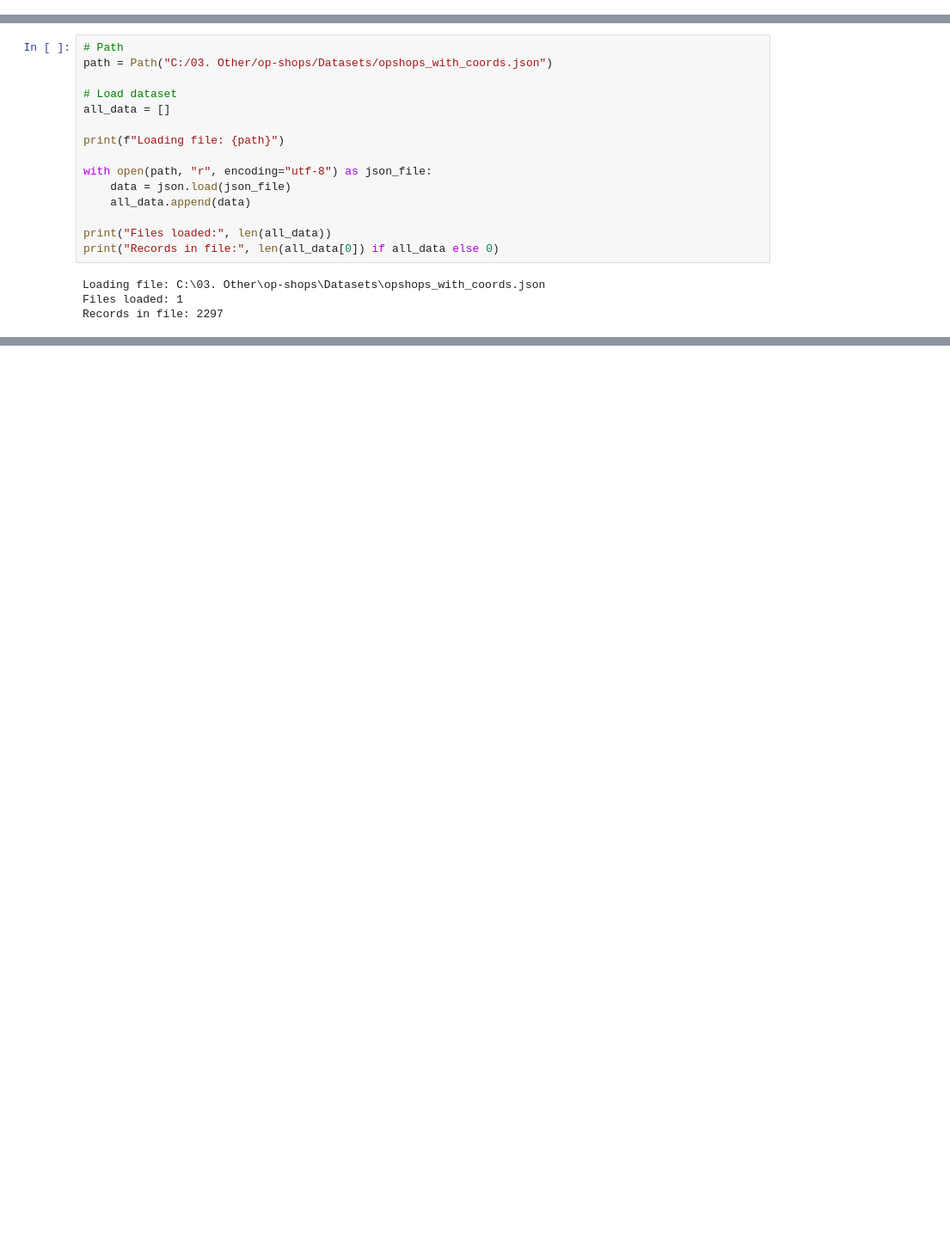
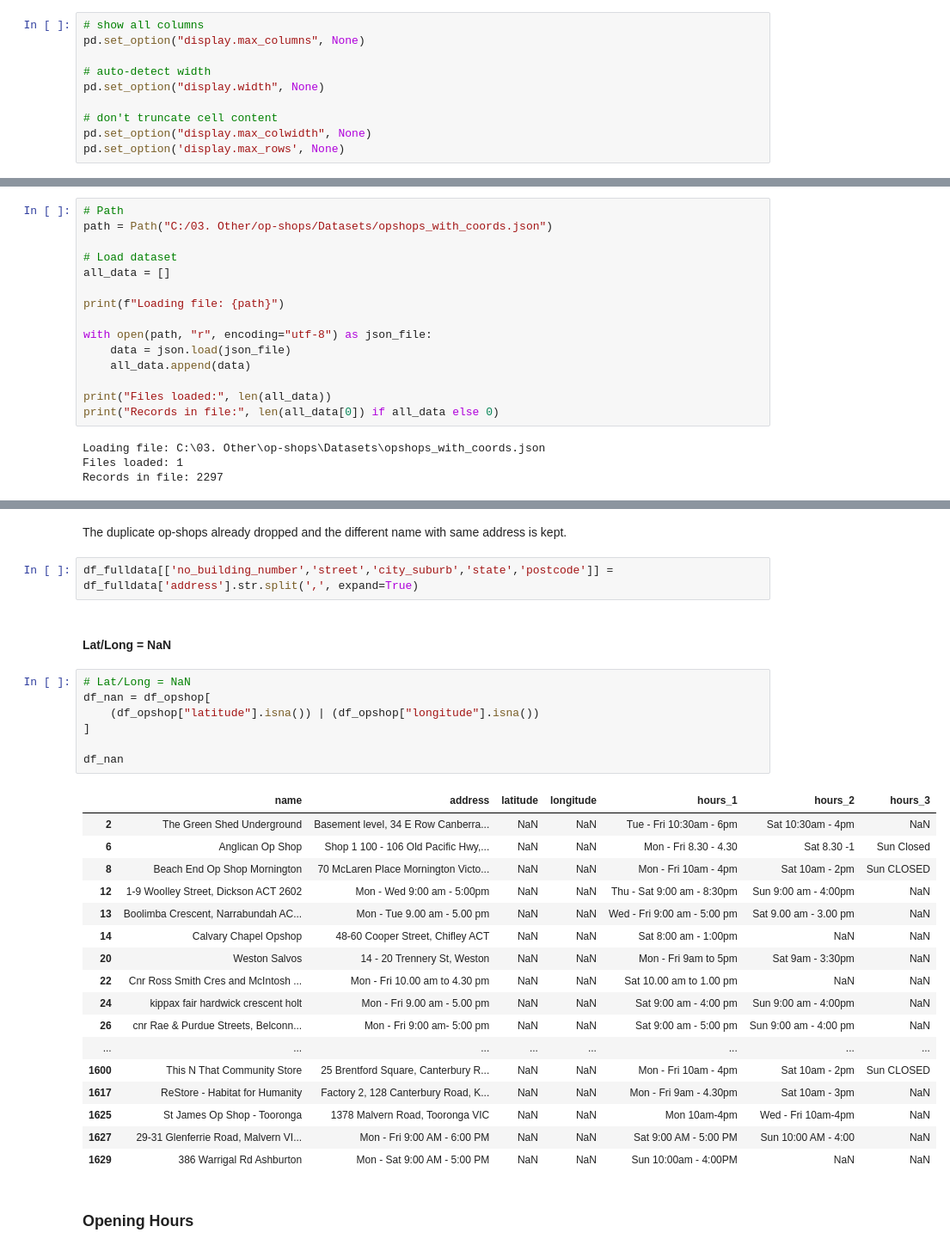
Before and after one commit to miqbal-id27/op-shops, a Jupyter notebook: Code/Initial_analysis.ipynb, the cells around one changed output, grey strips where cells are left out. Shown at 86% size. Saved outputs shown, nothing was run; the diff lists cells and outputs as text; blank space fills up the shorter version.

```diff
--- a/Code/Initial_analysis.ipynb
+++ b/Code/Initial_analysis.ipynb
@@ -12,3 +14,13 @@ import re
 ## JSON Files Manipulation
 import json
 from pathlib import Path
+# %%
+# show all columns
+pd.set_option("display.max_columns", None)
+
+# auto-detect width
+pd.set_option("display.width", None)
+
+# don't truncate cell content
+pd.set_option("display.max_colwidth", None)
+pd.set_option('display.max_rows', None)
@@ -90,0 +226,33 @@ df_opshop.head(5)
+# %% [markdown]
+The duplicate op-shops already dropped and the different name with same address is kept.
+# %%
+df_fulldata[['no_building_number','street','city_suburb','state','postcode']] = df_fulldata['address'].str.split(',', expand=True)
+# %% [markdown]
+#### Lat/Long = NaN
+# %%
+# Lat/Long = NaN
+df_nan = df_opshop[
+    (df_opshop["latitude"].isna()) | (df_opshop["longitude"].isna())
+]
+
+df_nan
+# %% [output]
+|  | name | address | latitude | longitude | hours_1 | hours_2 | hours_3 |
+| 2 | The Green Shed Underground | Basement level, 34 E Row Canberra... | NaN | NaN | Tue - Fri 10:30am - 6pm | Sat 10:30am - 4pm | NaN |
+| 6 | Anglican Op Shop | Shop 1 100 - 106 Old Pacific Hwy,... | NaN | NaN | Mon - Fri 8.30 - 4.30 | Sat 8.30 -1 | Sun Closed |
+| 8 | Beach End Op Shop Mornington | 70 McLaren Place Mornington Victo... | NaN | NaN | Mon - Fri 10am - 4pm | Sat 10am - 2pm | Sun CLOSED |
+| 12 | 1-9 Woolley Street, Dickson ACT 2602 | Mon - Wed 9:00 am - 5:00pm | NaN | NaN | Thu - Sat 9:00 am - 8:30pm | Sun 9:00 am - 4:00pm | NaN |
+| 13 | Boolimba Crescent, Narrabundah AC... | Mon - Tue 9.00 am - 5.00 pm | NaN | NaN | Wed - Fri 9:00 am - 5:00 pm | Sat 9.00 am - 3.00 pm | NaN |
+| 14 | Calvary Chapel Opshop | 48-60 Cooper Street, Chifley ACT | NaN | NaN | Sat 8:00 am - 1:00pm | NaN | NaN |
+| 20 | Weston Salvos | 14 - 20 Trennery St, Weston | NaN | NaN | Mon - Fri 9am to 5pm | Sat 9am - 3:30pm | NaN |
+| 22 | Cnr Ross Smith Cres and McIntosh ... | Mon - Fri 10.00 am to 4.30 pm | NaN | NaN | Sat 10.00 am to 1.00 pm | NaN | NaN |
+| 24 | kippax fair hardwick crescent holt | Mon - Fri 9.00 am - 5.00 pm | NaN | NaN | Sat 9:00 am - 4:00 pm | Sun 9:00 am - 4:00pm | NaN |
+| 26 | cnr Rae & Purdue Streets, Belconn... | Mon - Fri 9:00 am- 5:00 pm | NaN | NaN | Sat 9:00 am - 5:00 pm | Sun 9:00 am - 4:00 pm | NaN |
+| ... | ... | ... | ... | ... | ... | ... | ... |
+| 1600 | This N That Community Store | 25 Brentford Square, Canterbury R... | NaN | NaN | Mon - Fri 10am - 4pm | Sat 10am - 2pm | Sun CLOSED |
+| 1617 | ReStore - Habitat for Humanity | Factory 2, 128 Canterbury Road, K... | NaN | NaN | Mon - Fri 9am - 4.30pm | Sat 10am - 3pm | NaN |
+| 1625 | St James Op Shop - Tooronga | 1378 Malvern Road, Tooronga VIC | NaN | NaN | Mon 10am-4pm | Wed - Fri 10am-4pm | NaN |
+| 1627 | 29-31 Glenferrie Road, Malvern VI... | Mon - Fri 9:00 AM - 6:00 PM | NaN | NaN | Sat 9:00 AM - 5:00 PM | Sun 10:00 AM - 4:00 | NaN |
+| 1629 | 386 Warrigal Rd Ashburton | Mon - Sat 9:00 AM - 5:00 PM | NaN | NaN | Sun 10:00am - 4:00PM | NaN | NaN |
+# %% [markdown]
+### Opening Hours
```
Also changed, not shown: parts of 22 cells of this notebook.
